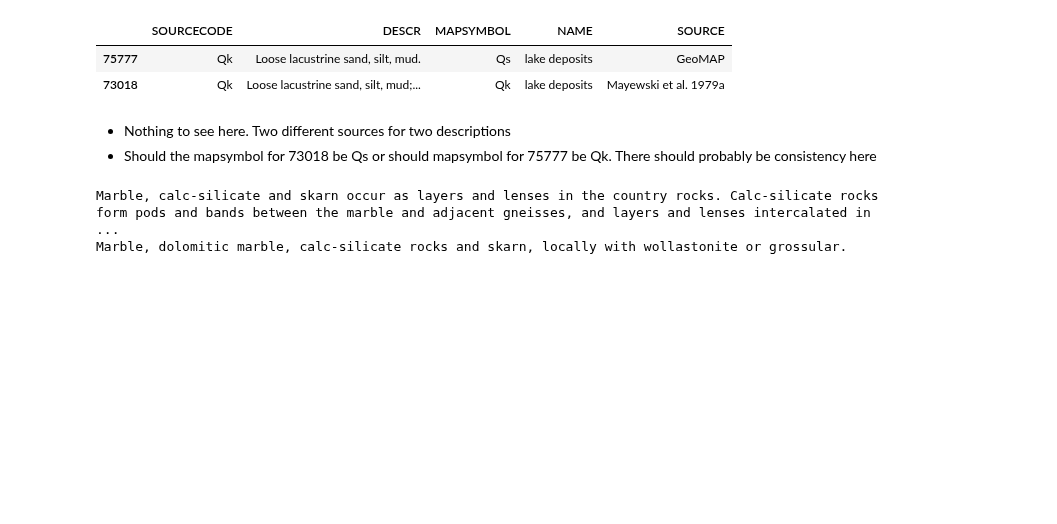
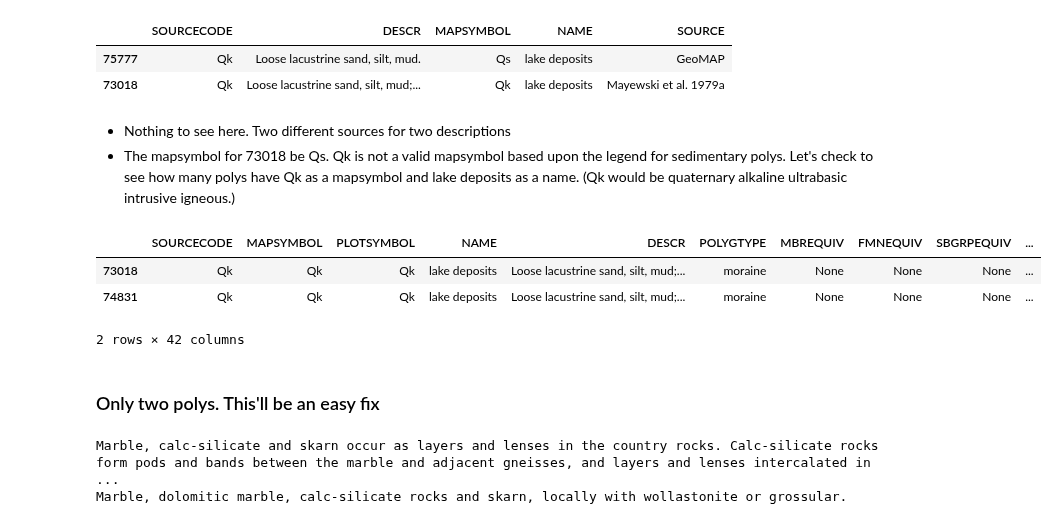
Before and after one commit to selkind/GeoMap, a Jupyter notebook: name_descr_investigation.ipynb, the cells around one changed output. Cells and saved outputs as stored; diff of their text form; code cells hidden in the pictures; blank space fills up the shorter version.

Commit message:
Finished name_descr combo investigation

```diff
--- a/name_descr_investigation.ipynb
+++ b/name_descr_investigation.ipynb
@@ -878,9 +878,21 @@ Loose lacustrine sand, silt, mud; locally mixed with till
 |  | SOURCECODE | DESCR | MAPSYMBOL | NAME | SOURCE |
 | 75777 | Qk | Loose lacustrine sand, silt, mud. | Qs | lake deposits | GeoMAP |
 | 73018 | Qk | Loose lacustrine sand, silt, mud;... | Qk | lake deposits | Mayewski et al. 1979a |
-# %% [markdown]
-- Nothing to see here. Two different sources for two descriptions
-- Should the mapsymbol for 73018 be Qs or should mapsymbol for 75777 be Qk. There should probably be consistency here
+# %% [markdown]
+- Nothing to see here. Two different sources for two descriptions
+- The mapsymbol for 73018 be Qs. Qk is not a valid mapsymbol based upon the legend for sedimentary polys. Let's check to see how many polys have Qk as a mapsymbol and lake deposits as a name. (Qk would be quaternary alkaline ultrabasic intrusive igneous.)
+# %%
+qk_lake_mask = data["MAPSYMBOL"] == "Qk"
+qk_lake_polys = data[qk_lake_mask]
+# %%
+display(qk_lake_polys)
+# %% [output]
+|  | SOURCECODE | MAPSYMBOL | PLOTSYMBOL | NAME | DESCR | POLYGTYPE | MBREQUIV | FMNEQUIV | SBGRPEQUIV | ... |
+| 73018 | Qk | Qk | Qk | lake deposits | Loose lacustrine sand, silt, mud;... | moraine | None | None | None | ... |
+| 74831 | Qk | Qk | Qk | lake deposits | Loose lacustrine sand, silt, mud;... | moraine | None | None | None | ... |
+2 rows × 42 columns
+# %% [markdown]
+### Only two polys. This'll be an easy fix
 # %%
 index = 25
 for i in name_descr_sets[index][1]["DESCR"]:
```
Also changed, not shown: parts of 9 cells of this notebook.
